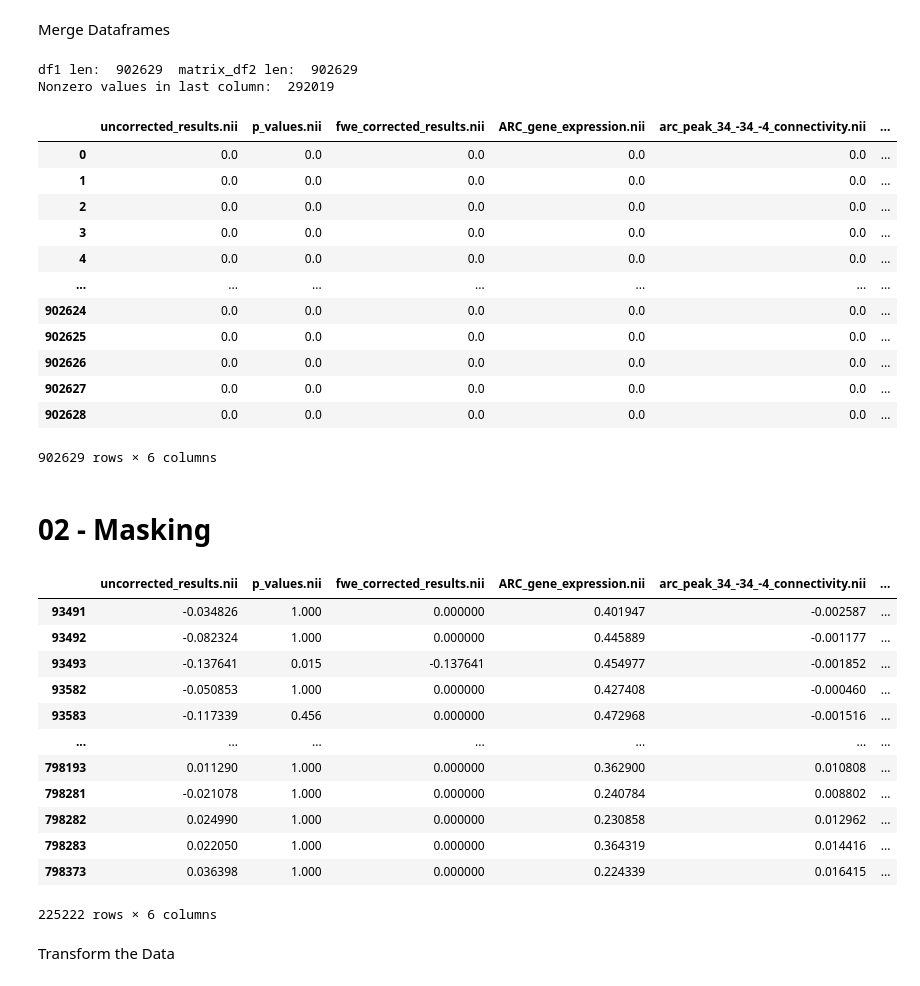
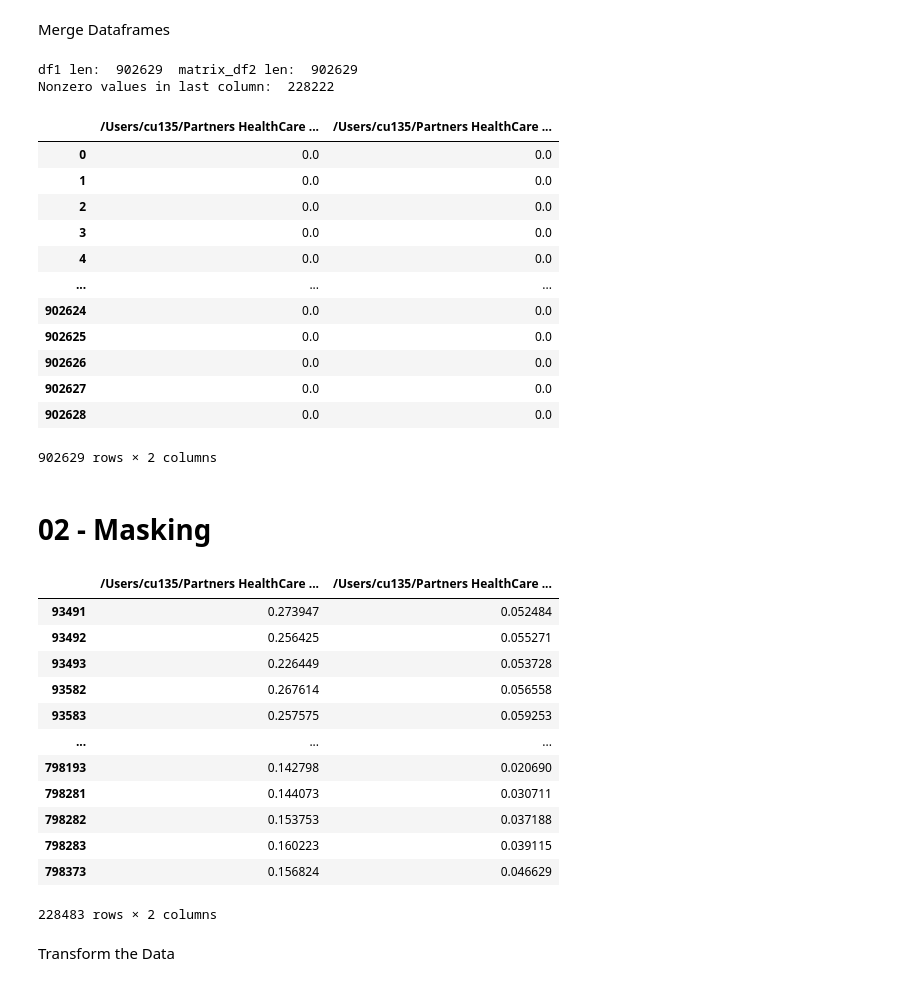
Before and after one commit to Calvinwhow/calvin_utils_project, a Jupyter notebook: notebooks/neuroimaging_notebooks/perform_spatial_correlation.ipynb, the cells around one changed output. Drawn from its saved outputs; the diff is of its cells as text; code cells hidden in the pictures.

```diff
--- a/notebooks/neuroimaging_notebooks/perform_spatial_correlation.ipynb
+++ b/notebooks/neuroimaging_notebooks/perform_spatial_correlation.ipynb
@@ -17,9 +17,9 @@ out_dir = '/Users/cu135/Partners HealthCare Dropbox/Calvin Howard/studies/arc/an
 Enter Folder or CSV Containing Files
 # %%
 # Path to folder or CSV with files.
-import_path = r'/Users/cu135/Partners HealthCare Dropbox/Calvin Howard/studies/arc/analyses/age_corr_to_atrophy'
+import_path = r'/Users/cu135/Partners HealthCare Dropbox/Calvin Howard/studies/ccm_memory/results/testing'
 # Ff Importing a CSV
-file_pattern = r'*.nii'
+file_pattern = r'maastricth_improve_q15.nii'
 # If Importing a Folder
 file_column = ''
 # %% [markdown]
@@ -49,9 +103,9 @@ Attempting to import from: /Users/cu135/Partners HealthCare Dropbox/Calvin Howar
 Enter Information Relating to the Path of the First Set of Niftis
 # %%
 # Path to folder or CSV with files.
-import_path = r'/Users/cu135/Partners HealthCare Dropbox/Calvin Howard/studies/arc/analyses/arc'
+import_path = r'/Users/cu135/Partners HealthCare Dropbox/Calvin Howard/studies/ccm_memory/results/testing'
 # Ff Importing a CSV
-file_pattern = r'*.nii'
+file_pattern = r'saante_improve_q15.nii'
 # If Importing a Folder
 file_column = ''
 # %% [markdown]
@@ -87,20 +141,20 @@ except:
 merged_df
 # %% [output]
 df1 len:  902629  matrix_df2 len:  902629
-Nonzero values in last column:  292019
+Nonzero values in last column:  228222
-|  | uncorrected_results.nii | p_values.nii | fwe_corrected_results.nii | ARC_gene_expression.nii | arc_peak_34_-34_-4_connectivity.nii | ... |
-| 0 | 0.0 | 0.0 | 0.0 | 0.0 | 0.0 | ... |
-| 1 | 0.0 | 0.0 | 0.0 | 0.0 | 0.0 | ... |
-| 2 | 0.0 | 0.0 | 0.0 | 0.0 | 0.0 | ... |
-| 3 | 0.0 | 0.0 | 0.0 | 0.0 | 0.0 | ... |
-| 4 | 0.0 | 0.0 | 0.0 | 0.0 | 0.0 | ... |
-| ... | ... | ... | ... | ... | ... | ... |
-| 902624 | 0.0 | 0.0 | 0.0 | 0.0 | 0.0 | ... |
-| 902625 | 0.0 | 0.0 | 0.0 | 0.0 | 0.0 | ... |
-| 902626 | 0.0 | 0.0 | 0.0 | 0.0 | 0.0 | ... |
-| 902627 | 0.0 | 0.0 | 0.0 | 0.0 | 0.0 | ... |
-| 902628 | 0.0 | 0.0 | 0.0 | 0.0 | 0.0 | ... |
+|  | /Users/cu135/Partners HealthCare ... | /Users/cu135/Partners HealthCare ... |
+| 0 | 0.0 | 0.0 |
+| 1 | 0.0 | 0.0 |
+| 2 | 0.0 | 0.0 |
+| 3 | 0.0 | 0.0 |
+| 4 | 0.0 | 0.0 |
+| ... | ... | ... |
+| 902624 | 0.0 | 0.0 |
+| 902625 | 0.0 | 0.0 |
+| 902626 | 0.0 | 0.0 |
+| 902627 | 0.0 | 0.0 |
+| 902628 | 0.0 | 0.0 |
-902629 rows × 6 columns
+902629 rows × 2 columns
 # %% [markdown]
 # 02 - Masking
 # %%
@@ -136,22 +190,22 @@ def apply_mask_to_dataframe(merged_df, mask_path=None):
 
     return masked_df
 # %%
-masked_df = apply_mask_to_dataframe(merged_df, mask_path=None)
+masked_df = apply_mask_to_dataframe(merged_df, mask_path='/Users/cu135/hires_backdrops/MNI/MNI152_T1_2mm_brain_mask.nii')
 masked_df
 # %% [output]
-|  | uncorrected_results.nii | p_values.nii | fwe_corrected_results.nii | ARC_gene_expression.nii | arc_peak_34_-34_-4_connectivity.nii | ... |
-| 93491 | -0.034826 | 1.000 | 0.000000 | 0.401947 | -0.002587 | ... |
-| 93492 | -0.082324 | 1.000 | 0.000000 | 0.445889 | -0.001177 | ... |
-| 93493 | -0.137641 | 0.015 | -0.137641 | 0.454977 | -0.001852 | ... |
-| 93582 | -0.050853 | 1.000 | 0.000000 | 0.427408 | -0.000460 | ... |
-| 93583 | -0.117339 | 0.456 | 0.000000 | 0.472968 | -0.001516 | ... |
-| ... | ... | ... | ... | ... | ... | ... |
-| 798193 | 0.011290 | 1.000 | 0.000000 | 0.362900 | 0.010808 | ... |
-| 798281 | -0.021078 | 1.000 | 0.000000 | 0.240784 | 0.008802 | ... |
-| 798282 | 0.024990 | 1.000 | 0.000000 | 0.230858 | 0.012962 | ... |
-| 798283 | 0.022050 | 1.000 | 0.000000 | 0.364319 | 0.014416 | ... |
-| 798373 | 0.036398 | 1.000 | 0.000000 | 0.224339 | 0.016415 | ... |
+|  | /Users/cu135/Partners HealthCare ... | /Users/cu135/Partners HealthCare ... |
+| 93491 | 0.273947 | 0.052484 |
+| 93492 | 0.256425 | 0.055271 |
+| 93493 | 0.226449 | 0.053728 |
+| 93582 | 0.267614 | 0.056558 |
+| 93583 | 0.257575 | 0.059253 |
+| ... | ... | ... |
+| 798193 | 0.142798 | 0.020690 |
+| 798281 | 0.144073 | 0.030711 |
+| 798282 | 0.153753 | 0.037188 |
+| 798283 | 0.160223 | 0.039115 |
+| 798373 | 0.156824 | 0.046629 |
-225222 rows × 6 columns
+228483 rows × 2 columns
 # %% [markdown]
 Transform the Data
 # %%
```
Also changed, not shown: parts of 6 cells of this notebook, 10 other files.
